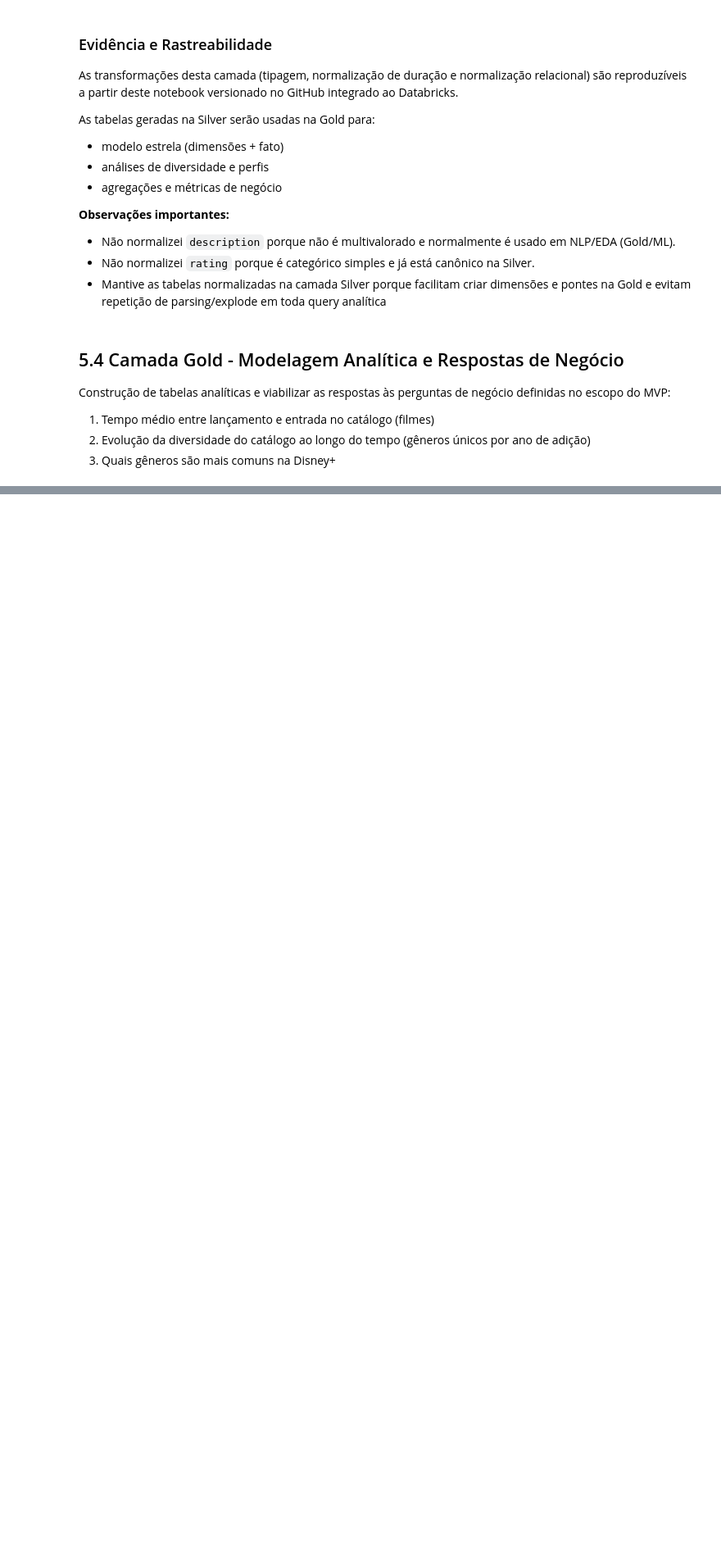
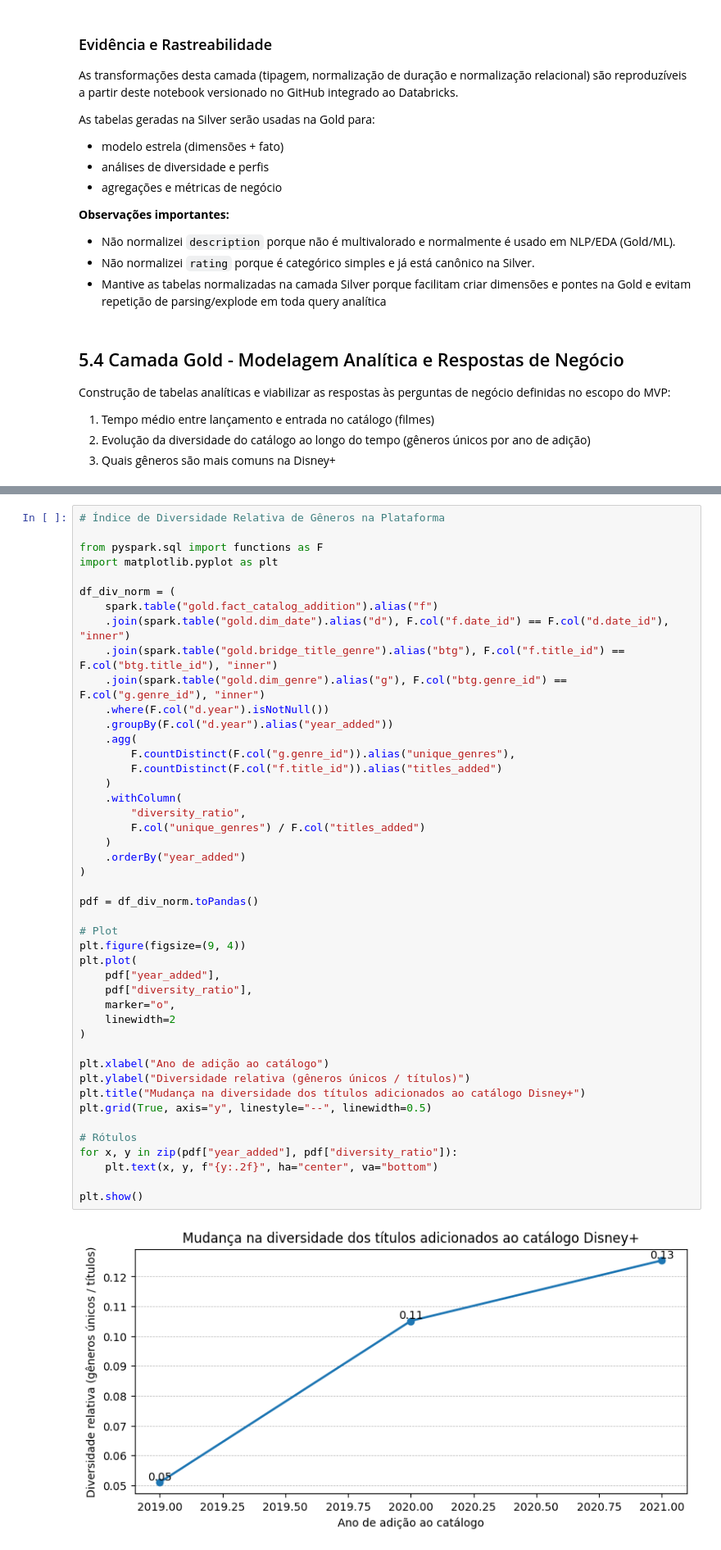
Before and after one commit to vivianemattos/mvp-vmm-engenharia-de-dados, a Jupyter notebook: notebooks/MVP Engenharia de Dados - Viviane Mendes Matos.ipynb, the cells around one changed output, grey strips where cells are left out. Shown at 82% size. Cells and saved outputs as stored; diff of their text form; blank space fills up the shorter version.

```diff
--- a/notebooks/MVP Engenharia de Dados - Viviane Mendes Matos.ipynb
+++ b/notebooks/MVP Engenharia de Dados - Viviane Mendes Matos.ipynb
@@ -592,0 +1372,47 @@ Qual é o tempo médio entre o lançamento e a entrada no catálogo Disney+ para
+# %%
+# Índice de Diversidade Relativa de Gêneros na Plataforma
+
+from pyspark.sql import functions as F
+import matplotlib.pyplot as plt
+
+df_div_norm = (
+    spark.table("gold.fact_catalog_addition").alias("f")
+    .join(spark.table("gold.dim_date").alias("d"), F.col("f.date_id") == F.col("d.date_id"), "inner")
+    .join(spark.table("gold.bridge_title_genre").alias("btg"), F.col("f.title_id") == F.col("btg.title_id"), "inner")
+    .join(spark.table("gold.dim_genre").alias("g"), F.col("btg.genre_id") == F.col("g.genre_id"), "inner")
+    .where(F.col("d.year").isNotNull())
+    .groupBy(F.col("d.year").alias("year_added"))
+    .agg(
+        F.countDistinct(F.col("g.genre_id")).alias("unique_genres"),
+        F.countDistinct(F.col("f.title_id")).alias("titles_added")
+    )
+    .withColumn(
+        "diversity_ratio",
+        F.col("unique_genres") / F.col("titles_added")
+    )
+    .orderBy("year_added")
+)
+
+pdf = df_div_norm.toPandas()
+
+# Plot
+plt.figure(figsize=(9, 4))
+plt.plot(
+    pdf["year_added"],
+    pdf["diversity_ratio"],
+    marker="o",
+    linewidth=2
+)
+
+plt.xlabel("Ano de adição ao catálogo")
+plt.ylabel("Diversidade relativa (gêneros únicos / títulos)")
+plt.title("Mudança na diversidade dos títulos adicionados ao catálogo Disney+")
+plt.grid(True, axis="y", linestyle="--", linewidth=0.5)
+
+# Rótulos
+for x, y in zip(pdf["year_added"], pdf["diversity_ratio"]):
+    plt.text(x, y, f"{y:.2f}", ha="center", va="bottom")
+
+plt.show()
+# %% [output]
+[figure, added]
```
Also changed, not shown: parts of 100 cells of this notebook, 2 other files.
